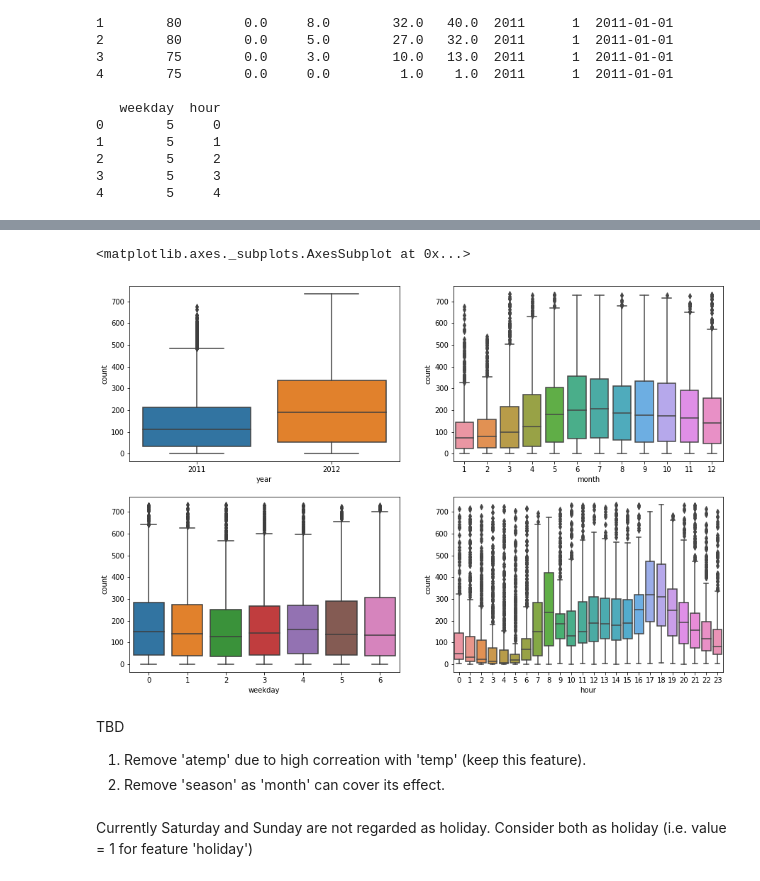
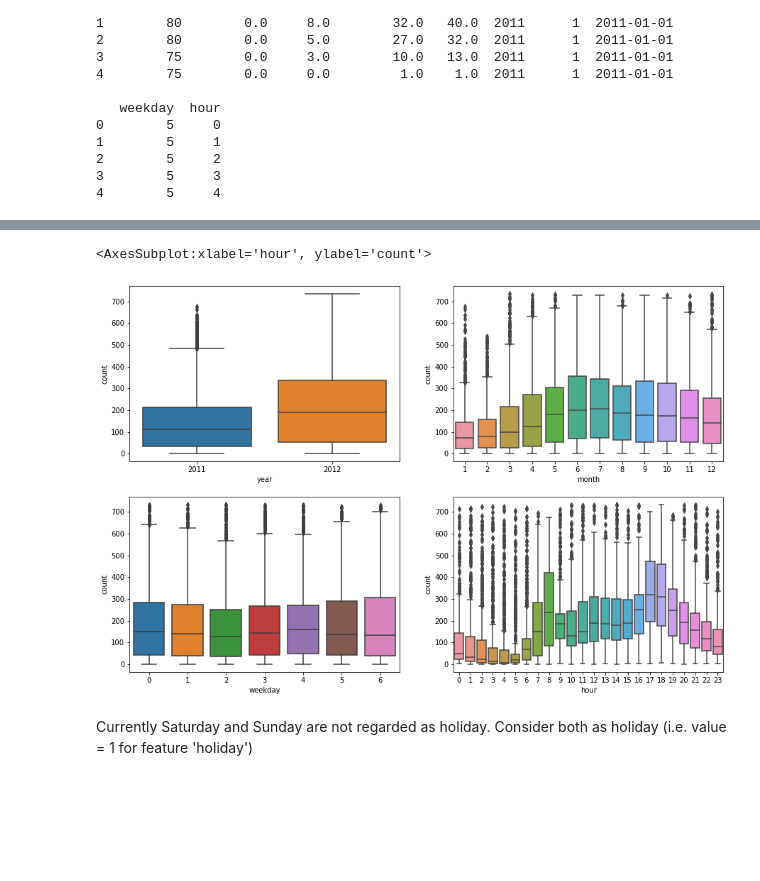
Before and after one commit to weimingma/Bike-Sharing-Demand, a Jupyter notebook: Main_bike sharing demand.ipynb, the cells around one changed output, grey strips where cells are left out. Saved outputs shown, nothing was run; the diff lists cells and outputs as text; code cells hidden in the pictures; blank space fills up the shorter version.

```diff
--- a/Main_bike sharing demand.ipynb
+++ b/Main_bike sharing demand.ipynb
@@ -226,17 +220,13 @@ dtypes: float64(6), int32(1), int64(8), object(2)
 memory usage: 2.2+ MB
 # %%
 f, axes = plt.subplots(2,2, figsize = (15,10))
-sns.boxplot(df['year'], y, ax = axes[0,0])
-sns.boxplot(df['month'], y, ax = axes[0,1])
-sns.boxplot(df['weekday'], y, ax = axes[1,0])
-sns.boxplot(df['hour'], y, ax = axes[1,1])
+sns.boxplot(x = df['year'], y = y, ax = axes[0,0])
+sns.boxplot(x = df['month'], y = y, ax = axes[0,1])
+sns.boxplot(x = df['weekday'], y = y, ax = axes[1,0])
+sns.boxplot(x = df['hour'], y = y, ax = axes[1,1])
 # %% [output]
-<matplotlib.axes._subplots.AxesSubplot at 0x...>
+<AxesSubplot:xlabel='hour', ylabel='count'>
-[figure, old version]
+[figure, new version]
-# %% [markdown]
-TBD
-1. Remove 'atemp' due to high correation with 'temp' (keep this feature).
-2. Remove 'season' as 'month' can cover its effect.
 # %% [markdown]
 Currently Saturday and Sunday are not regarded as holiday. Consider both as holiday (i.e. value = 1 for feature 'holiday')
 # %%
```
Also changed, not shown: parts of 19 cells of this notebook.
